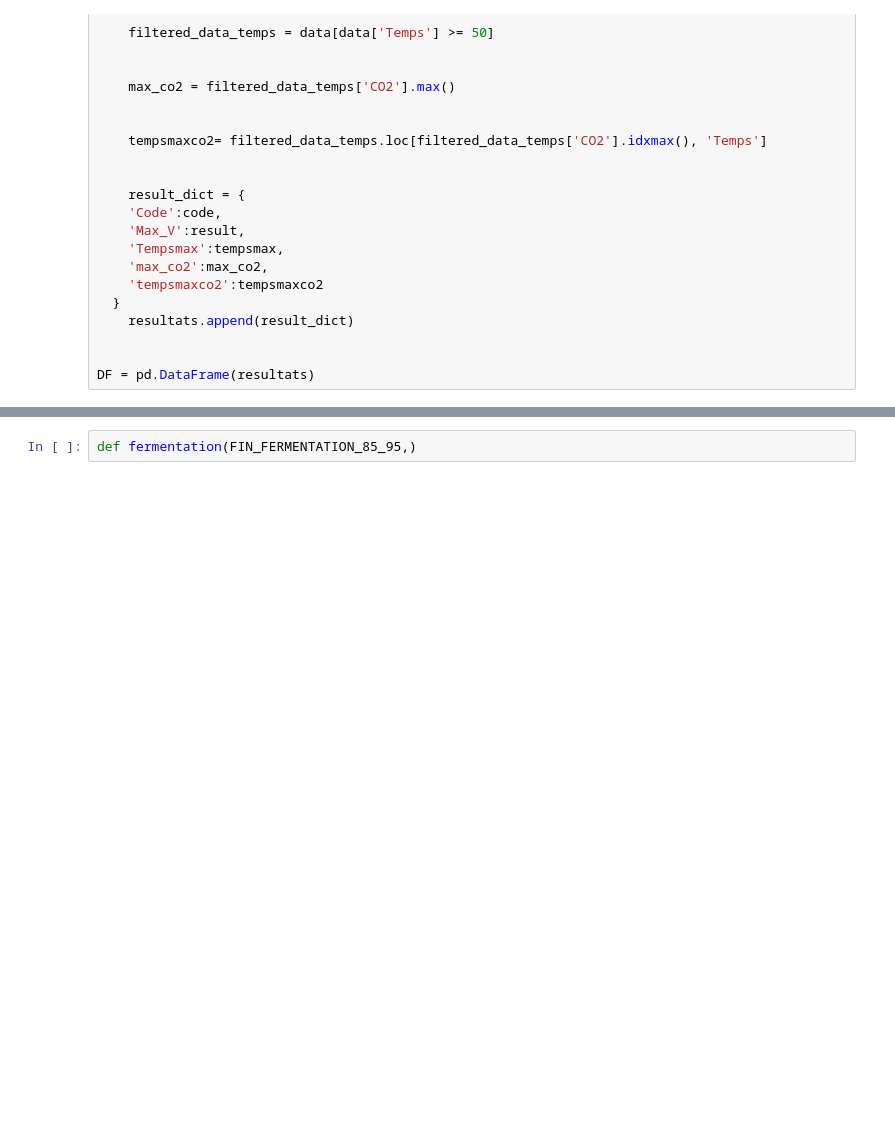
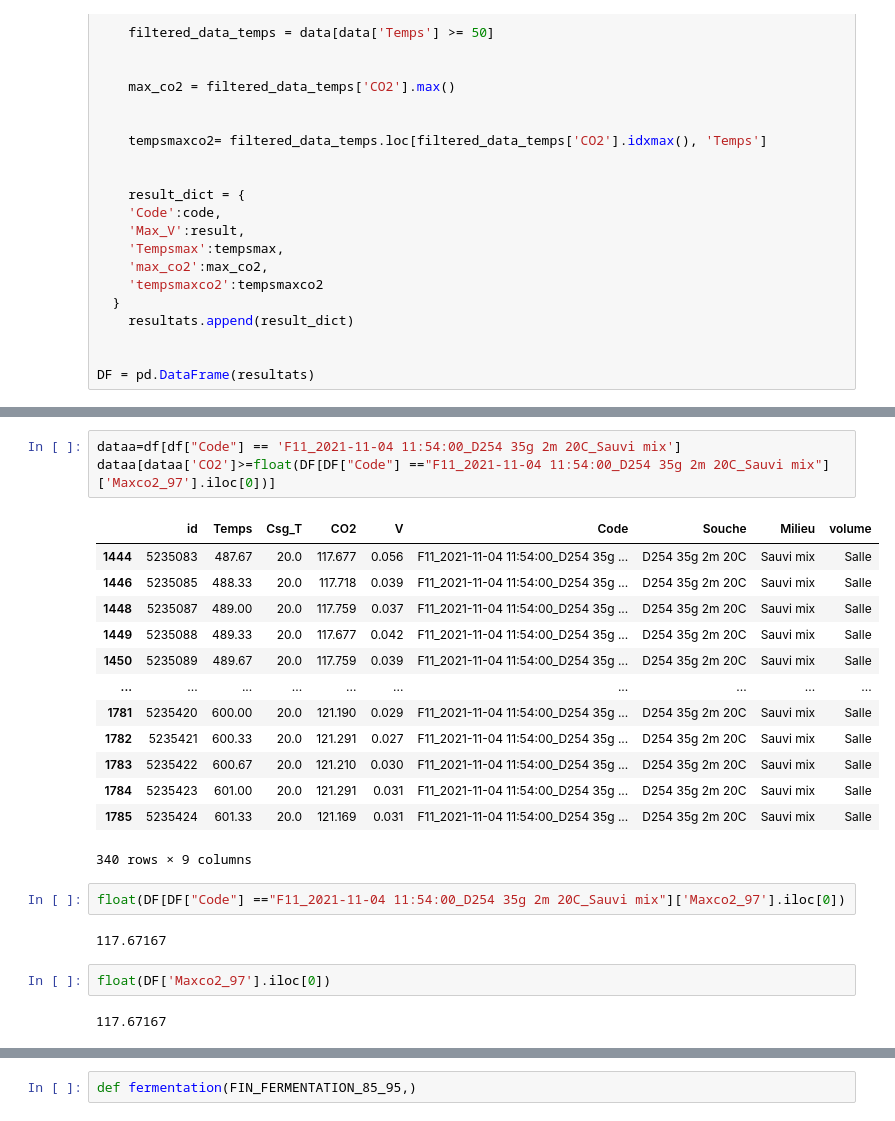
Before and after one commit to bigirimanainnocent12/Code, a Jupyter notebook: Fin_FERMA.ipynb, the cells around one changed output, grey strips where cells are left out. Drawn from its saved outputs; the diff is of its cells as text; blank space fills up the shorter version.

```diff
--- a/Fin_FERMA.ipynb
+++ b/Fin_FERMA.ipynb
@@ -77,0 +79,25 @@ DF
+# %%
+dataa=df[df["Code"] == 'F11_2021-11-04 11:54:00_D254 35g 2m 20C_Sauvi mix']
+dataa[dataa['CO2']>=float(DF[DF["Code"] =="F11_2021-11-04 11:54:00_D254 35g 2m 20C_Sauvi mix"]['Maxco2_97'].iloc[0])]
+# %% [output]
+|  | id | Temps | Csg_T | CO2 | V | Code | Souche | Milieu | volume |
+| 1444 | 5235083 | 487.67 | 20.0 | 117.677 | 0.056 | F11_2021-11-04 11:54:00_D254 35g ... | D254 35g 2m 20C | Sauvi mix | Salle |
+| 1446 | 5235085 | 488.33 | 20.0 | 117.718 | 0.039 | F11_2021-11-04 11:54:00_D254 35g ... | D254 35g 2m 20C | Sauvi mix | Salle |
+| 1448 | 5235087 | 489.00 | 20.0 | 117.759 | 0.037 | F11_2021-11-04 11:54:00_D254 35g ... | D254 35g 2m 20C | Sauvi mix | Salle |
+| 1449 | 5235088 | 489.33 | 20.0 | 117.677 | 0.042 | F11_2021-11-04 11:54:00_D254 35g ... | D254 35g 2m 20C | Sauvi mix | Salle |
+| 1450 | 5235089 | 489.67 | 20.0 | 117.759 | 0.039 | F11_2021-11-04 11:54:00_D254 35g ... | D254 35g 2m 20C | Sauvi mix | Salle |
+| ... | ... | ... | ... | ... | ... | ... | ... | ... | ... |
+| 1781 | 5235420 | 600.00 | 20.0 | 121.190 | 0.029 | F11_2021-11-04 11:54:00_D254 35g ... | D254 35g 2m 20C | Sauvi mix | Salle |
+| 1782 | 5235421 | 600.33 | 20.0 | 121.291 | 0.027 | F11_2021-11-04 11:54:00_D254 35g ... | D254 35g 2m 20C | Sauvi mix | Salle |
+| 1783 | 5235422 | 600.67 | 20.0 | 121.210 | 0.030 | F11_2021-11-04 11:54:00_D254 35g ... | D254 35g 2m 20C | Sauvi mix | Salle |
+| 1784 | 5235423 | 601.00 | 20.0 | 121.291 | 0.031 | F11_2021-11-04 11:54:00_D254 35g ... | D254 35g 2m 20C | Sauvi mix | Salle |
+| 1785 | 5235424 | 601.33 | 20.0 | 121.169 | 0.031 | F11_2021-11-04 11:54:00_D254 35g ... | D254 35g 2m 20C | Sauvi mix | Salle |
+340 rows × 9 columns
+# %%
+float(DF[DF["Code"] =="F11_2021-11-04 11:54:00_D254 35g 2m 20C_Sauvi mix"]['Maxco2_97'].iloc[0])
+# %% [output]
+117.67167
+# %%
+float(DF['Maxco2_97'].iloc[0])
+# %% [output]
+117.67167
```
Also changed, not shown: parts of 5 cells of this notebook.
